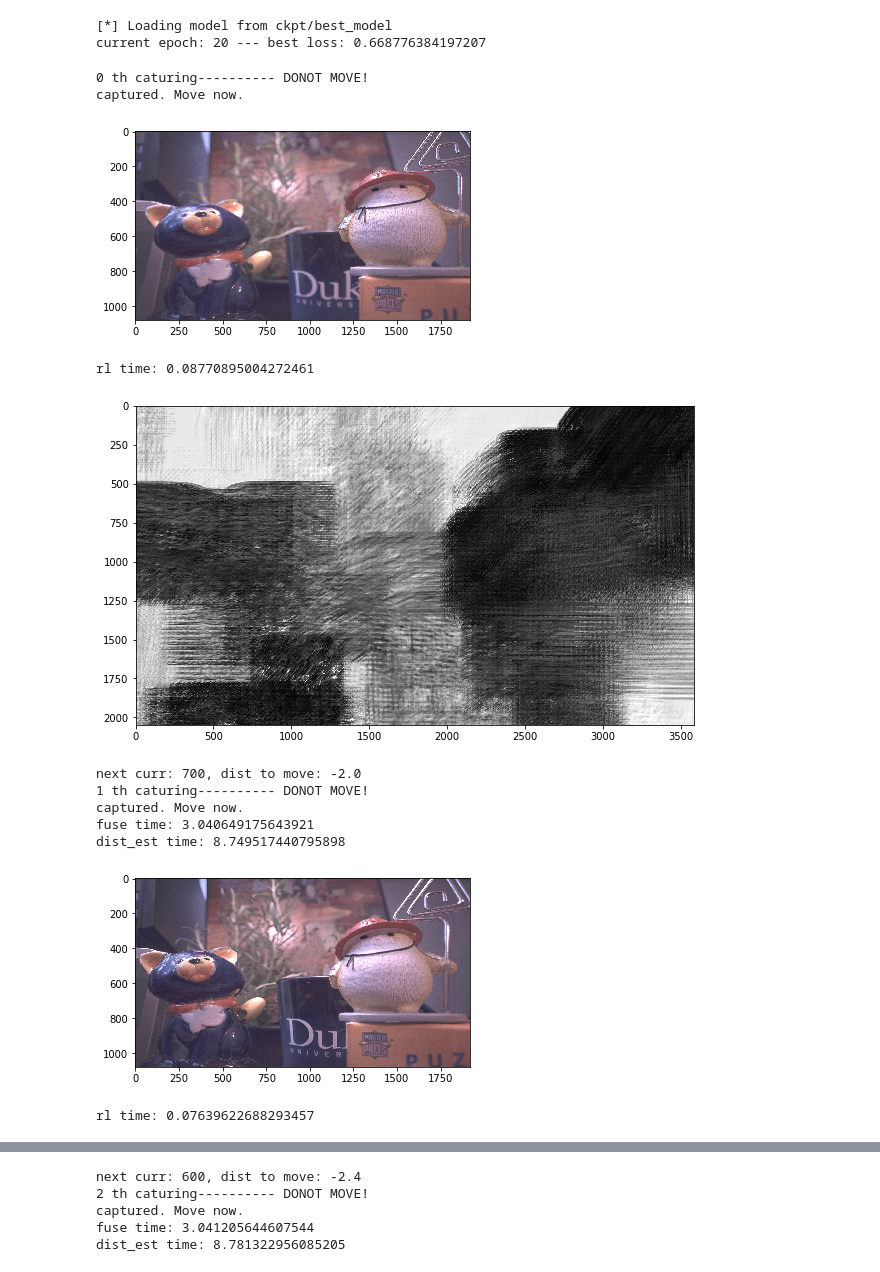
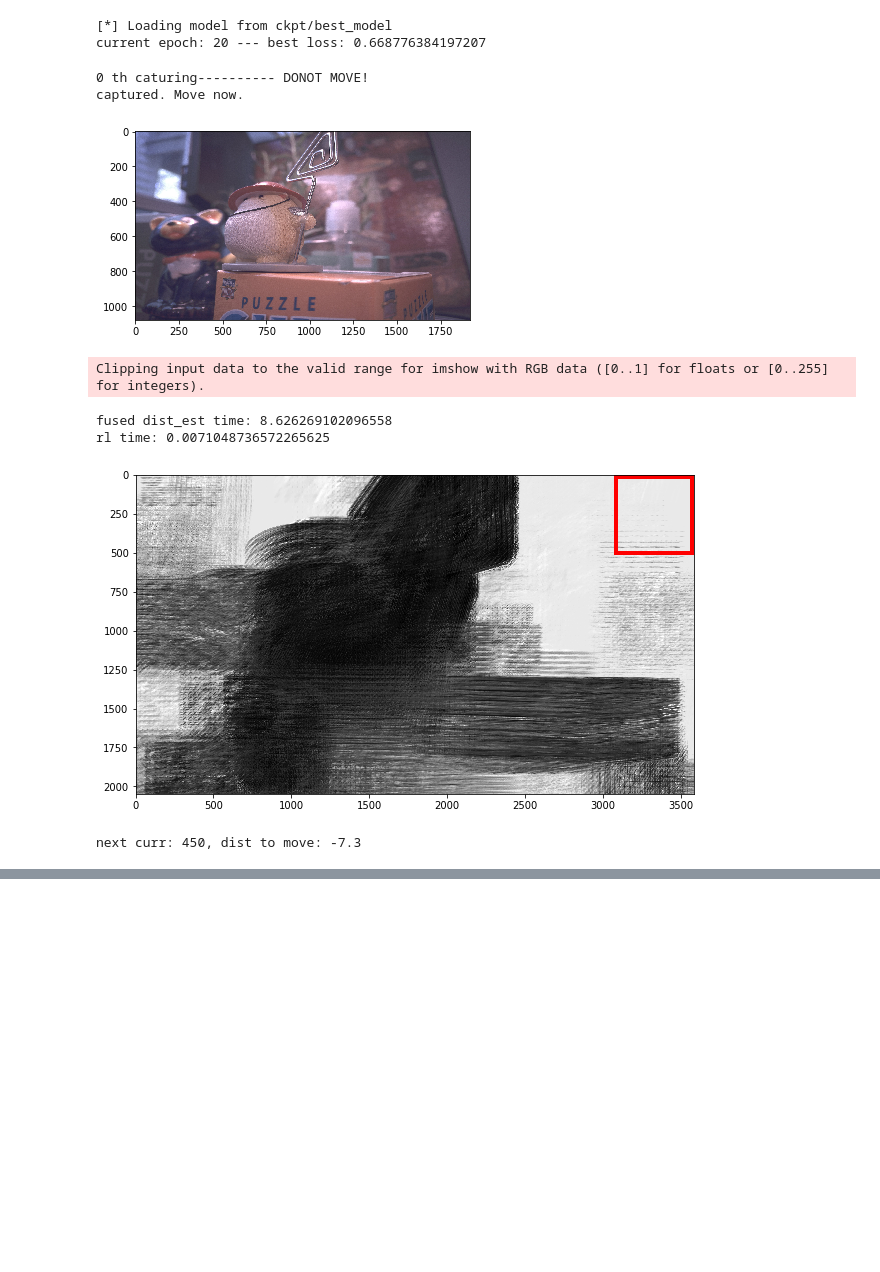
Before and after one commit to cianhwang/autofocus-stacking, a Jupyter notebook: rl_control_test_trad.ipynb, the cells around one changed output, grey strips where cells are left out. Cells and saved outputs as stored; diff of their text form; code cells hidden in the pictures; blank space fills up the shorter version.

Commit message:
stack changes; get ready for torch adaptation

```diff
--- a/rl_control_test_trad.ipynb
+++ b/rl_control_test_trad.ipynb
@@ -126,8 +127,12 @@ def dist_est(img, last_dist_map = None, last_move_steps = None):
         for i in range(patches.size(0)):
             results.append(model(patches[i:i+1]))
     results = torch.stack(results)
-
-    results = results.cpu().numpy()#
+#     torch.cuda.synchronize()
+#     start = time.time()
+    results = results.cpu()#
+    results = results.numpy()
+#     torch.cuda.synchronize()
+#     print("to cpu", time.time() - start)
     results = results.squeeze()
 
     if last_dist_map is None:
@@ -137,8 +142,11 @@ def dist_est(img, last_dist_map = None, last_move_steps = None):
     n_img = np.zeros((H-512, W-512))
     for i in range(0, H-512, 512):
         for j in range(0, W-512, 512):
-            n_img[i:i+512, j:j+512] = results[k]
+            n_img[i:i+512, j:j+512] = cv2.resize(results[k], (0, 0), fx = 1, fy = 1)
             k += 1
+#     results = cv2.resize(results, (0, 0), fx = 8, fy = 8)
+#     n_img = np.vstack(np.hsplit(results.transpose(1, 0, 2).reshape((512, -1)), 4))
+#     n_img = torch.cat(torch.split(results.transpose(1, 0).reshape((512, -1)), 512*7, dim = 1))
     n_img = np.clip(n_img, 0, 8)
 
     if last_move_steps is not None:
@@ -361,14 +369,14 @@ with torch.no_grad():
     h, l = reset()
     curr = 800
 
-    iii = 1
+    iii = 101
 
-    for kkk in range(6):
+    for kkk in range(1):
 #         h, l = reset()
         print(kkk, "th caturing---------- DONOT MOVE!")
     #         img = cv2.imread('/home/qian/Documents/datasets/rfc_data/scene/scene1/101/800.jpg')[::-1, ::-1 ,::-1] / 255.0
         img = cv2.imread('/home/qian/Documents/datasets/rfc_data/scene/scene{}/{:03d}/{}.jpg'.format(iii//100, iii+kkk, curr))[::-1, ::-1 ,::-1] / 255.0
-        cv2.imwrite("rl_frames/{:04d}oimg_{:02d}.png".format(Time, kkk), (img[...,::-1] * 255.0).astype(np.uint8))
+#         cv2.imwrite("rl_frames/{:04d}oimg_{:02d}.jpg".format(Time, kkk), (img[...,::-1] * 255.0).astype(np.uint8))
         print("captured. Move now.")
 
 
@@ -390,57 +398,55 @@ with torch.no_grad():
             n_img = dist_est(gray_img, np.abs(n_img), dist_to_move)
             print("dist_est time:", time.time() - start_time)
 
-        cv2.imwrite("rl_frames/{:04d}fimg_{:02d}.png".format(Time, kkk), (prev_img[...,::-1] * 255.0).astype(np.uint8))
-#         cv2.imwrite("rl_frames/{:04d}pimg_{:02d}.png".format(Time, kkk), (np.abs(n_img) /8.0 * 255.0).astype(np.uint8))
+#         cv2.imwrite("rl_frames/{:04d}fimg_{:02d}.jpg".format(Time, kkk), (prev_img[...,::-1] * 255.0).astype(np.uint8))
+# #         cv2.imwrite("rl_frames/{:04d}pimg_{:02d}.png".format(Time, kkk), (np.abs(n_img) /8.0 * 255.0).astype(np.uint8))
 
         plt.imshow(prev_img)
         plt.show()
 
+        start_time = time.time()
         fused_nimg = dist_est(rgb2gray(cv2.resize(prev_img, None, fx = 2, fy = 2)))
-#         cv2.imwrite("rl_frames/{:04d}uimg_{:02d}.png".format(Time, kkk), ((np.abs(fused_nimg) < 1.5)*255.0).astype(np.uint8))
-        cv2.imwrite("rl_frames/{:04d}nrimg_{:02d}.png".format(Time, kkk), (fused_nimg/8.0 * 255.0).astype(np.uint8))
+        print("fused dist_est time:", time.time() - start_time)
+# #         cv2.imwrite("rl_frames/{:04d}uimg_{:02d}.png".format(Time, kkk), ((np.abs(fused_nimg) < 1.5)*255.0).astype(np.uint8))
+#         cv2.imwrite("rl_frames/{:04d}nrimg_{:02d}.jpg".format(Time, kkk), (fused_nimg/8.0 * 255.0).astype(np.uint8))
         n_img_resized = (cv2.resize(fused_nimg, (3072, 1536)) /8.0 * 255.0).astype(np.uint8)
         input_t = torch.tensor(n_img_resized/127.5 - 1.0).float().unsqueeze(0).unsqueeze(0) #.cuda()
         ## RL 128x64
         start_time = time.time()
 
         ##### --------RL-------- #######
-#         h, mu, l, b, p = rlmodel(input_t, l, h)
-#         l = mu
+        h, mu, l, b, p = rlmodel(input_t, l, h)
+        l = mu
 
 
-#         dist_to_move = dist_from_region(n_img, l.detach().squeeze().numpy())#.cpu()
+        dist_to_move = dist_from_region(n_img, l.detach().squeeze().numpy())#.cpu()
         ### -------- trad ------- ####
 
 
-        dist_to_move = rule_based(fused_nimg, n_img)
+#         dist_to_move = rule_based(fused_nimg, n_img)
 
         print("rl time:", time.time() - start_time)
 
         input_show = torch.tensor(fused_nimg/8.0).float().cuda().unsqueeze(0).unsqueeze(0)
 
-        n_img_w_region = torchvision.utils.make_grid(input_show).cpu()
-#         n_img_w_region = torchvision.utils.make_grid(color_region(input_show.repeat(1, 3, 1, 1), l)).cpu()
+#         n_img_w_region = torchvision.utils.make_grid(input_show).cpu()
+        n_img_w_region = torchvision.utils.make_grid(color_region(input_show.repeat(1, 3, 1, 1), l)).cpu()
 
         imshow(n_img_w_region)
-        cv2.imwrite("rl_frames/{:04d}nimg_{:02d}.png".format(Time, kkk), (n_img_w_region.numpy().transpose(1, 2, 0)[...,::-1] * 255.0).astype(np.uint8))
+#         cv2.imwrite("rl_frames/{:04d}nimg_{:02d}.jpg".format(Time, kkk), (n_img_w_region.numpy().transpose(1, 2, 0)[...,::-1] * 255.0).astype(np.uint8))
 
         curr = curr + solver(curr, dist_to_move)
         curr = np.clip(curr, 450, 1000)
         if np.isnan(curr):
             curr = 1000
         curr = int(np.round(curr/50)*50)
         print("next curr: {}, dist to move: {:.1f}".format(curr, dist_to_move))
 # %% [output]
 0 th caturing---------- DONOT MOVE!
 captured. Move now.
-[figure, old version]
+[figure, new version]
-rl time: 0.08770895004272461
+Clipping input data to the valid range for imshow with RGB data ([0..1] for floats or [0..255] for integers).
+fused dist_est time: 8.626269102096558
+rl time: 0.0071048736572265625
-[figure, old version]
+[figure, new version]
-next curr: 700, dist to move: -2.0
-1 th caturing---------- DONOT MOVE!
-captured. Move now.
-fuse time: 3.040649175643921
-dist_est time: 8.749517440795898
-[figure, removed]
-rl time: 0.07639622688293457
+next curr: 450, dist to move: -7.3
@@ -448,5 +452,0 @@ rl time: 0.07639622688293457
-next curr: 600, dist to move: -2.4
-2 th caturing---------- DONOT MOVE!
-captured. Move now.
-fuse time: 3.041205644607544
-dist_est time: 8.781322956085205
```
Also changed, not shown: parts of 4 cells of this notebook.
